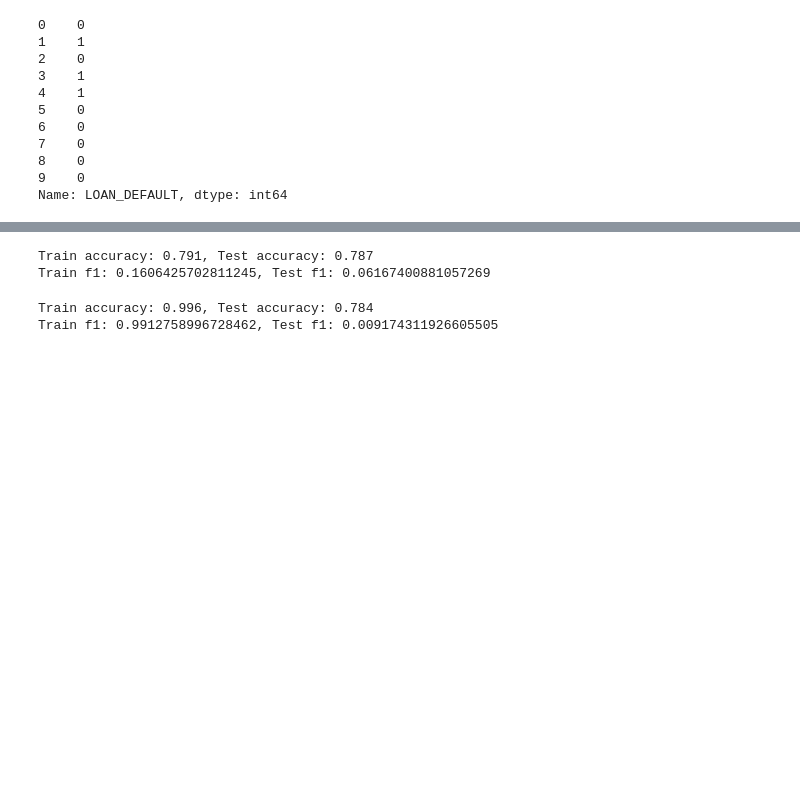
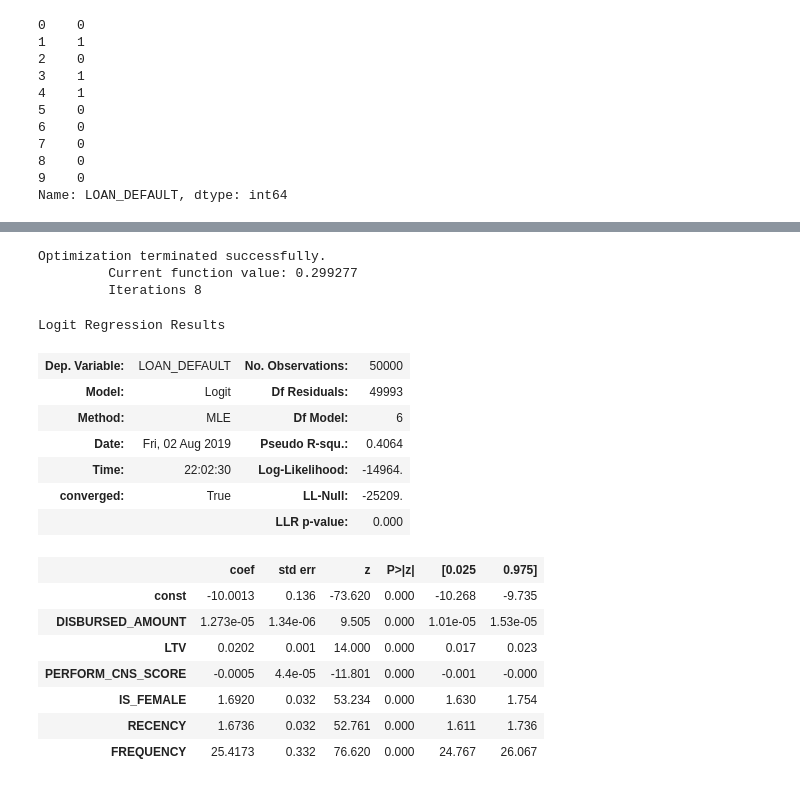
Before and after one commit to PranavPillai/Credit-Scoring, a Jupyter notebook: Unbiased Credit Scoring.ipynb, the cells around one changed output, grey strips where cells are left out. Drawn from its saved outputs; the diff is of its cells as text; code cells hidden in the pictures; blank space fills up the shorter version.

```diff
--- a/Unbiased Credit Scoring.ipynb
+++ b/Unbiased Credit Scoring.ipynb
@@ -185,0 +260,12 @@ train_x.head(10)
+# %%
+cor_target = abs(cor["LOAN_DEFAULT"])
+relevant_features = cor_target[cor_target>0.05]
+relevant_features_list = list(relevant_features.index)
+print(relevant_features)
+train_x = train_x[relevant_features_list]
+for relevant_feature in relevant_features_list:
+    for relevant_feature2 in relevant_features_list:
+        if relevant_feature != relevant_feature2:
+            corr = train_x[[relevant_feature, relevant_feature2]].corr()[relevant_feature][relevant_feature2]
+            if corr > 0.5:
+                print(f'Feature 1:{relevant_feature}, Feature 2:{relevant_feature2}, Correlation:{corr}')
@@ -186,6 +281,10 @@ train_x.head(10)
+# %%
+# remove features that strongly correlate with one another
+# correlated = ['PERFORM_CNS_SCORE', 'CREDIT_HISTORY_LENGTH']
+correlated = []
+train_x = train_x.drop(columns=correlated)
 # %%
 # move target to a separate column, and drop it from x variables
-train_x = train_x.dropna()
 train_y = train_x['LOAN_DEFAULT']
 train_x = train_x.drop(columns="LOAN_DEFAULT")
 # %%
@@ -261,21 +315,0 @@ pd.Series(pred).describe()
-# %%
-from sklearn.ensemble import GradientBoostingClassifier
-gbc = GradientBoostingClassifier()
-gbc.fit(X_train, y_train)
-print(f'Train accuracy: {gbc.score(X_train, y_train)}, Test accuracy: {gbc.score(X_test, y_test)}')
-print(f'Train f1: {f1_score(y_train, gbc.predict(X_train))}, Test f1: {f1_score(y_test, gbc.predict(X_test))}')
-# %% [output]
-Train accuracy: 0.791, Test accuracy: 0.787
-Train f1: 0.1606425702811245, Test f1: 0.06167400881057269
-# %%
-from sklearn.svm import SVC
-clf_3 = SVC(kernel='rbf',
-            class_weight='balanced', # penalize
-            probability=True,
-            gamm='scale')
-clf_3.fit(X_train, y_train)
-print(f'Train accuracy: {clf_3.score(X_train, y_train)}, Test accuracy: {clf_3.score(X_test, y_test)}')
-print(f'Train f1: {f1_score(y_train, clf_3.predict(X_train))}, Test f1: {f1_score(y_test, clf_3.predict(X_test))}')
-# %% [output]
-Train accuracy: 0.996, Test accuracy: 0.784
-Train f1: 0.9912758996728462, Test f1: 0.009174311926605505
@@ -285,0 +316,26 @@ pd.Series(clf_3.predict(X_test)).describe()
+# %%
+# calculate p-values of remaining features
+X = sm.add_constant(train_x)
+model = sm.Logit(train_y, X)
+result = model.fit()
+result.summary()
+# %% [output]
+Optimization terminated successfully.
+         Current function value: 0.299277
+         Iterations 8
+Logit Regression Results
+| Dep. Variable: | LOAN_DEFAULT | No. Observations: | 50000 |
+| Model: | Logit | Df Residuals: | 49993 |
+| Method: | MLE | Df Model: | 6 |
+| Date: | Fri, 02 Aug 2019 | Pseudo R-squ.: | 0.4064 |
+| Time: | 22:02:30 | Log-Likelihood: | -14964. |
+| converged: | True | LL-Null: | -25209. |
+|  |  | LLR p-value: | 0.000 |
+|  | coef | std err | z | P>|z| | [0.025 | 0.975] |
+| const | -10.0013 | 0.136 | -73.620 | 0.000 | -10.268 | -9.735 |
+| DISBURSED_AMOUNT | 1.273e-05 | 1.34e-06 | 9.505 | 0.000 | 1.01e-05 | 1.53e-05 |
+| LTV | 0.0202 | 0.001 | 14.000 | 0.000 | 0.017 | 0.023 |
+| PERFORM_CNS_SCORE | -0.0005 | 4.4e-05 | -11.801 | 0.000 | -0.001 | -0.000 |
+| IS_FEMALE | 1.6920 | 0.032 | 53.234 | 0.000 | 1.630 | 1.754 |
+| RECENCY | 1.6736 | 0.032 | 52.761 | 0.000 | 1.611 | 1.736 |
+| FREQUENCY | 25.4173 | 0.332 | 76.620 | 0.000 | 24.767 | 26.067 |
```
Also changed, not shown: parts of 75 cells of this notebook.
